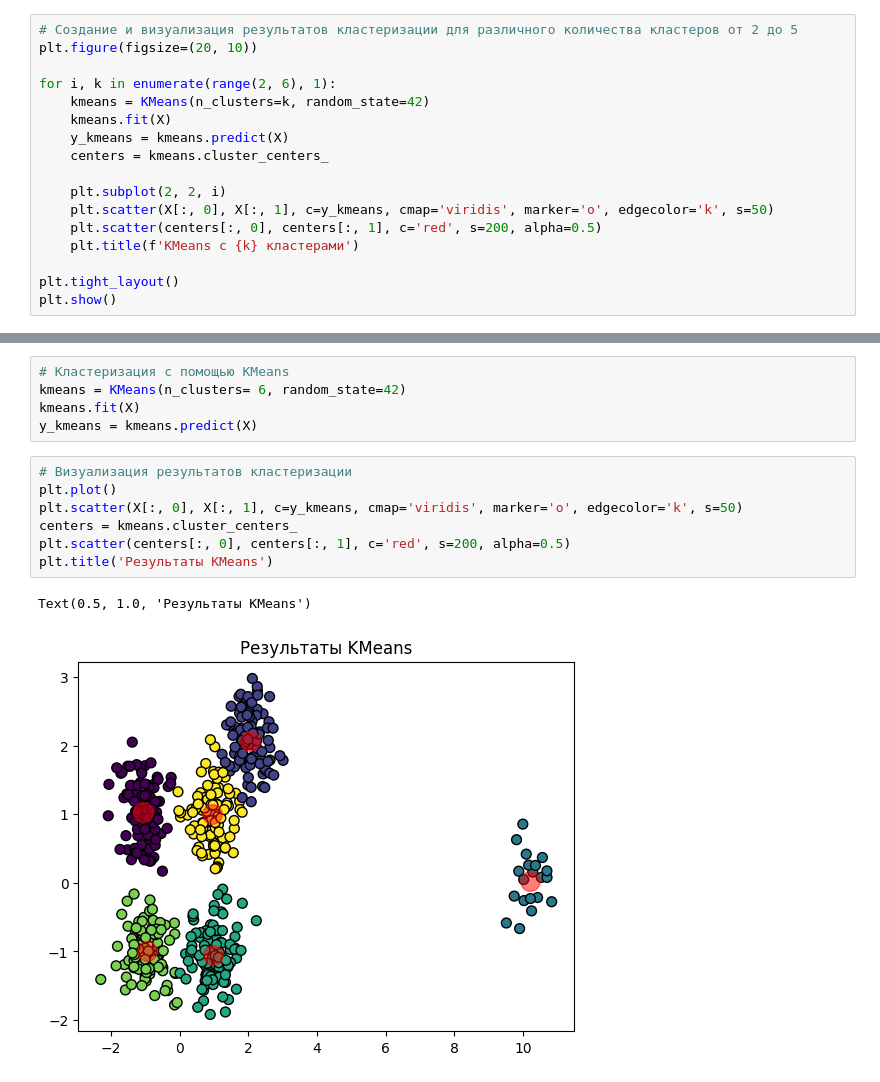
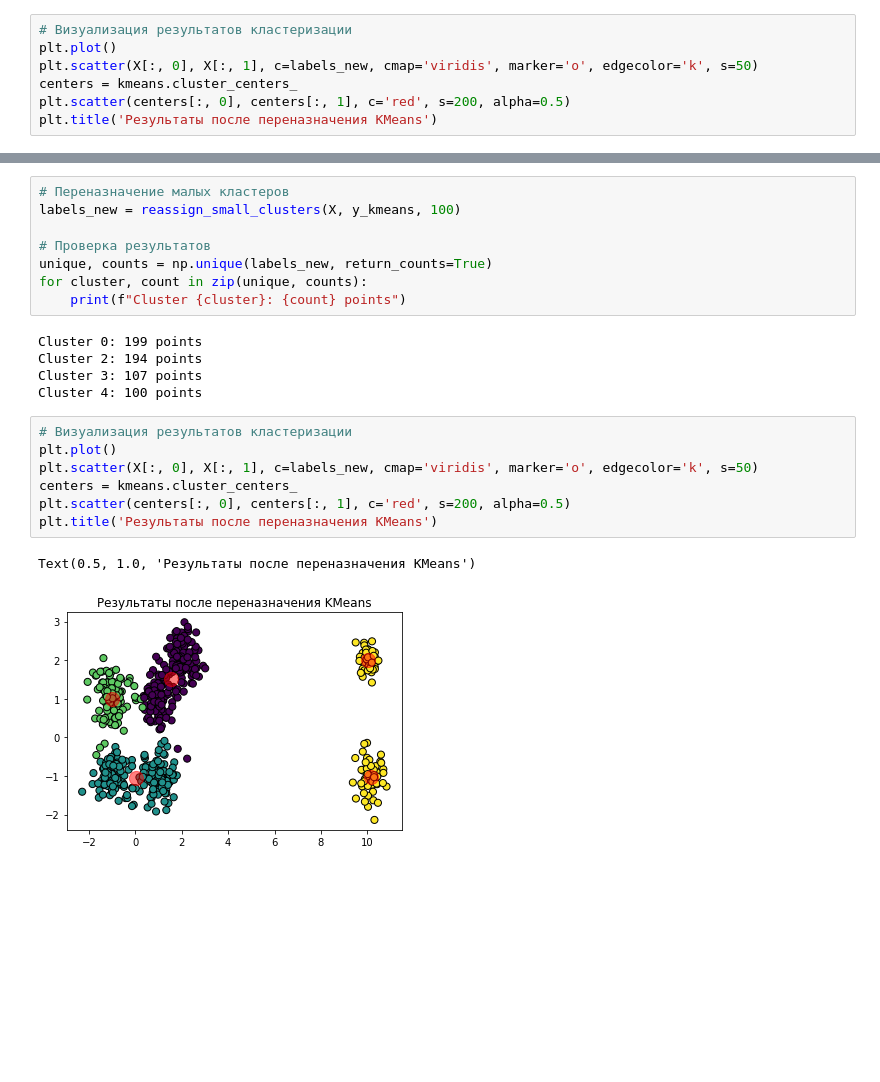
Before and after one commit to VityaShevcov/kmeans_min_size_clustering, a Jupyter notebook: k_mean_min_size.ipynb, the cells around one changed output, grey strips where cells are left out. Saved outputs shown, nothing was run; the diff lists cells and outputs as text; blank space fills up the shorter version.

```diff
--- a/k_mean_min_size.ipynb
+++ b/k_mean_min_size.ipynb
@@ -34,18 +79,8 @@ plt.show()
 # %%
-# Создание и визуализация результатов кластеризации для различного количества кластеров от 2 до 5
-plt.figure(figsize=(20, 10))
-
-for i, k in enumerate(range(2, 6), 1):
-    kmeans = KMeans(n_clusters=k, random_state=42)
-    kmeans.fit(X)
-    y_kmeans = kmeans.predict(X)
-    centers = kmeans.cluster_centers_
-
-    plt.subplot(2, 2, i)
-    plt.scatter(X[:, 0], X[:, 1], c=y_kmeans, cmap='viridis', marker='o', edgecolor='k', s=50)
-    plt.scatter(centers[:, 0], centers[:, 1], c='red', s=200, alpha=0.5)
-    plt.title(f'KMeans с {k} кластерами')
-
-plt.tight_layout()
-plt.show()
+# Визуализация результатов кластеризации
+plt.plot()
+plt.scatter(X[:, 0], X[:, 1], c=labels_new, cmap='viridis', marker='o', edgecolor='k', s=50)
+centers = kmeans.cluster_centers_
+plt.scatter(centers[:, 0], centers[:, 1], c='red', s=200, alpha=0.5)
+plt.title('Результаты после переназначения KMeans')
 # %% [output]
@@ -81,15 +119,23 @@ def reassign_small_clusters(X, labels, min_size):
-# %%
-# Кластеризация с помощью KMeans
-kmeans = KMeans(n_clusters= 6, random_state=42)
-kmeans.fit(X)
-y_kmeans = kmeans.predict(X)
+# %%
+# Переназначение малых кластеров
+labels_new = reassign_small_clusters(X, y_kmeans, 100)
+
+# Проверка результатов
+unique, counts = np.unique(labels_new, return_counts=True)
+for cluster, count in zip(unique, counts):
+    print(f"Cluster {cluster}: {count} points")
+# %% [output]
+Cluster 0: 199 points
+Cluster 2: 194 points
+Cluster 3: 107 points
+Cluster 4: 100 points
 # %%
 # Визуализация результатов кластеризации
 plt.plot()
-plt.scatter(X[:, 0], X[:, 1], c=y_kmeans, cmap='viridis', marker='o', edgecolor='k', s=50)
+plt.scatter(X[:, 0], X[:, 1], c=labels_new, cmap='viridis', marker='o', edgecolor='k', s=50)
 centers = kmeans.cluster_centers_
 plt.scatter(centers[:, 0], centers[:, 1], c='red', s=200, alpha=0.5)
-plt.title('Результаты KMeans')
+plt.title('Результаты после переназначения KMeans')
 # %% [output]
-Text(0.5, 1.0, 'Результаты KMeans')
+Text(0.5, 1.0, 'Результаты после переназначения KMeans')
-[figure, old version]
+[figure, new version]
```
Also changed, not shown: parts of 11 cells of this notebook.
